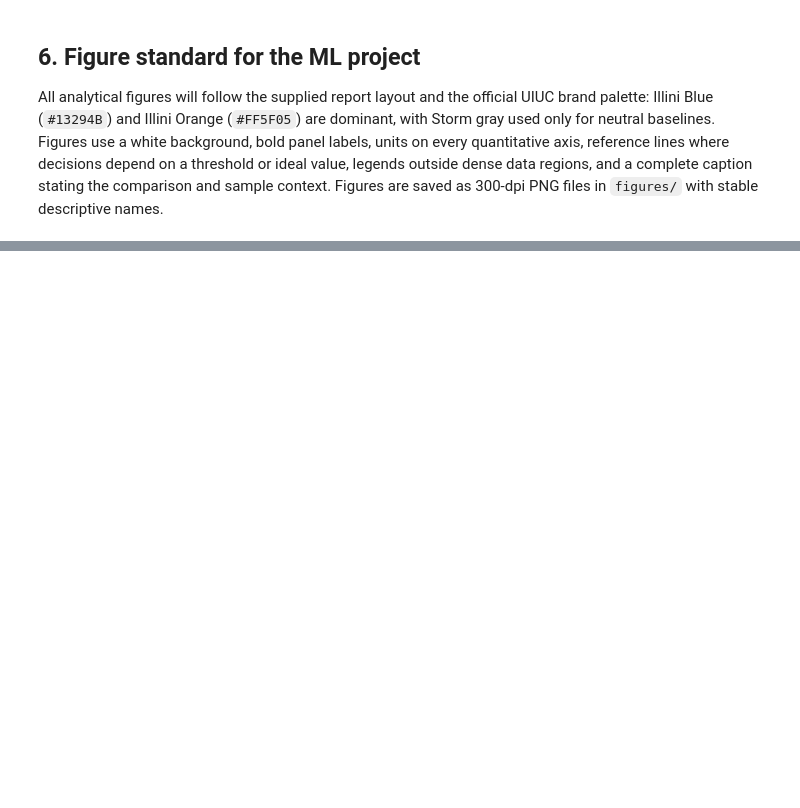
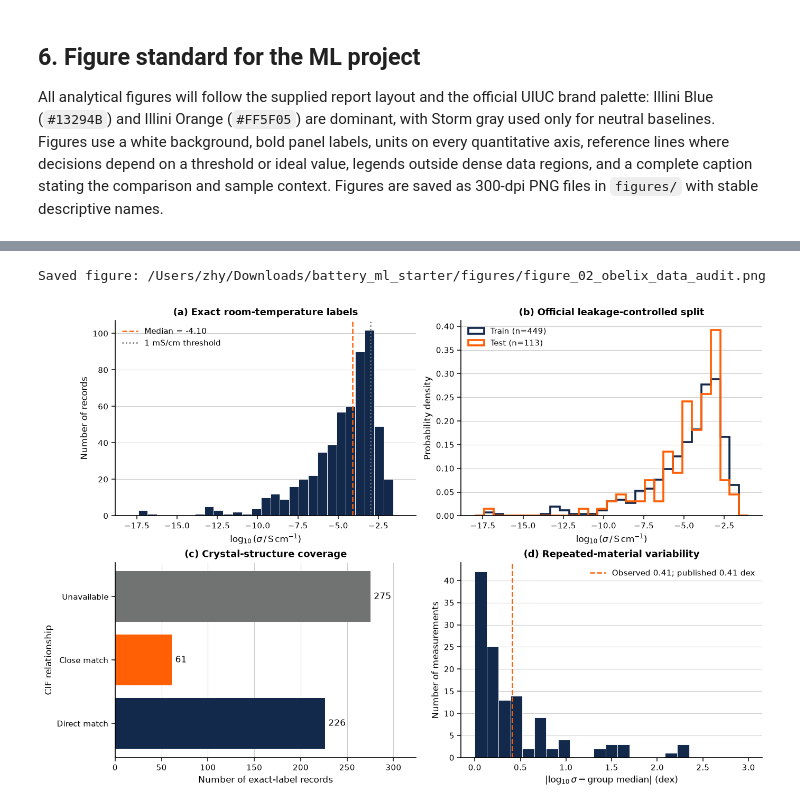
Before and after one commit to ZJYang-96485/Physics-Informed-Neural-Network-and-Multiscale-Simulations-for-Lithium-Ion-Conductors, a Jupyter notebook: battery_materials_project.ipynb, the cells around one changed output, grey strips where cells are left out. Drawn from its saved outputs; the diff is of its cells as text; code cells hidden in the pictures; blank space fills up the shorter version.

```diff
--- a/battery_materials_project.ipynb
+++ b/battery_materials_project.ipynb
@@ -410,7 +402,7 @@ def conductivity_to_s_cm(value: float, unit: str) -> float:
 
 def material_group_key(row: pd.Series) -> str:
     # Keep polymorphs and repeated temperatures together during validation.
-    for column in ("structure_id", "mp_id", "material_key"):
+    for column in ("material_key", "mp_id", "structure_id"):
         value = row.get(column)
         if pd.notna(value) and str(value).strip():
             return str(value).strip()
@@ -524,0 +762,58 @@ Day 2 begins by importing conductivity records into the schema above, preserving
+# %%
+fig, axes = plt.subplots(2, 2, figsize=(11.4, 7.6), constrained_layout=True)
+
+# (a) Exact target distribution
+target_values = clean_obelix[TARGET_COLUMN]
+bins = np.linspace(np.floor(target_values.min()), np.ceil(target_values.max()), 30)
+axes[0, 0].hist(target_values, bins=bins, color=ILLINI_BLUE, edgecolor="white", linewidth=0.5)
+axes[0, 0].axvline(target_values.median(), color=ILLINI_ORANGE, linestyle="--",
+                   label=f"Median = {target_values.median():.2f}")
+axes[0, 0].axvline(-3, color=ILLINI_STORM, linestyle=":", label="1 mS/cm threshold")
+axes[0, 0].set_title("(a) Exact room-temperature labels")
+axes[0, 0].set_xlabel(r"$\log_{10}(\sigma\,/\,\mathrm{S\,cm^{-1}})$")
+axes[0, 0].set_ylabel("Number of records")
+axes[0, 0].legend(loc="upper left")
+finish_axis(axes[0, 0], "y")
+
+# (b) Official split distribution check
+for split, color in [("train", ILLINI_BLUE), ("test", ILLINI_ORANGE)]:
+    values = clean_obelix.loc[clean_obelix["source_split"].eq(split), TARGET_COLUMN]
+    axes[0, 1].hist(values, bins=bins, density=True, histtype="step", linewidth=2.2,
+                    color=color, label=f"{split.title()} (n={len(values)})")
+axes[0, 1].set_title("(b) Official leakage-controlled split")
+axes[0, 1].set_xlabel(r"$\log_{10}(\sigma\,/\,\mathrm{S\,cm^{-1}})$")
+axes[0, 1].set_ylabel("Probability density")
+axes[0, 1].legend(loc="upper left")
+finish_axis(axes[0, 1], "y")
+
+# (c) Structure coverage for exact labels
+structure_order = ["matched CIF", "close-match CIF", "no CIF"]
+structure_counts = clean_obelix["structure_match"].value_counts().reindex(structure_order)
+bars = axes[1, 0].barh(
+    ["Direct match", "Close match", "Unavailable"], structure_counts,
+    color=[ILLINI_BLUE, ILLINI_ORANGE, ILLINI_STORM],
+)
+axes[1, 0].bar_label(bars, padding=4)
+axes[1, 0].set_xlim(0, structure_counts.max() * 1.18)
+axes[1, 0].set_title("(c) Crystal-structure coverage")
+axes[1, 0].set_xlabel("Number of exact-label records")
+axes[1, 0].set_ylabel("CIF relationship")
+finish_axis(axes[1, 0], "x")
+
+# (d) Experimental repeatability
+repeat_bins = np.linspace(0, max(3.0, repeat_abs_deviation.max()), 24)
+axes[1, 1].hist(repeat_abs_deviation, bins=repeat_bins, color=ILLINI_BLUE,
+                edgecolor="white", linewidth=0.5)
+axes[1, 1].axvline(repeat_abs_deviation.mean(), color=ILLINI_ORANGE, linestyle="--",
+                   label=f"Observed {repeat_abs_deviation.mean():.2f}; published 0.41 dex")
+axes[1, 1].set_title("(d) Repeated-material variability")
+axes[1, 1].set_xlabel(r"$|\log_{10}\sigma-\mathrm{group\ median}|$ (dex)")
+axes[1, 1].set_ylabel("Number of measurements")
+axes[1, 1].legend(loc="upper right")
+finish_axis(axes[1, 1], "y")
+
+save_report_figure(fig, "figure_02_obelix_data_audit.png")
+plt.show()
+# %% [output]
+Saved figure: /Users/zhy/Downloads/battery_ml_starter/figures/figure_02_obelix_data_audit.png
+[figure, added]
```
Also changed, not shown: parts of 15 cells of this notebook, 6 other files.
